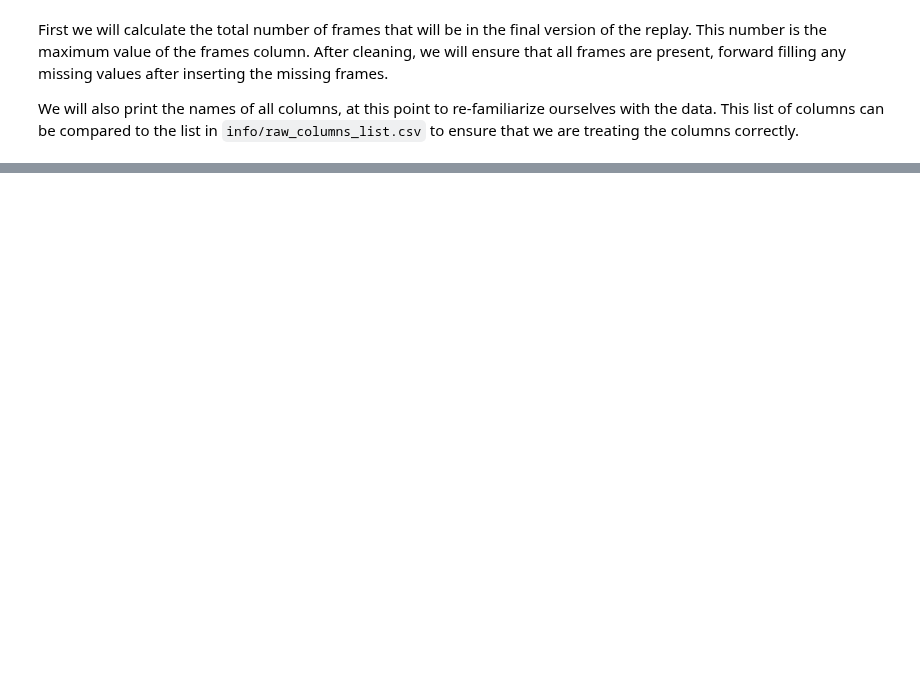
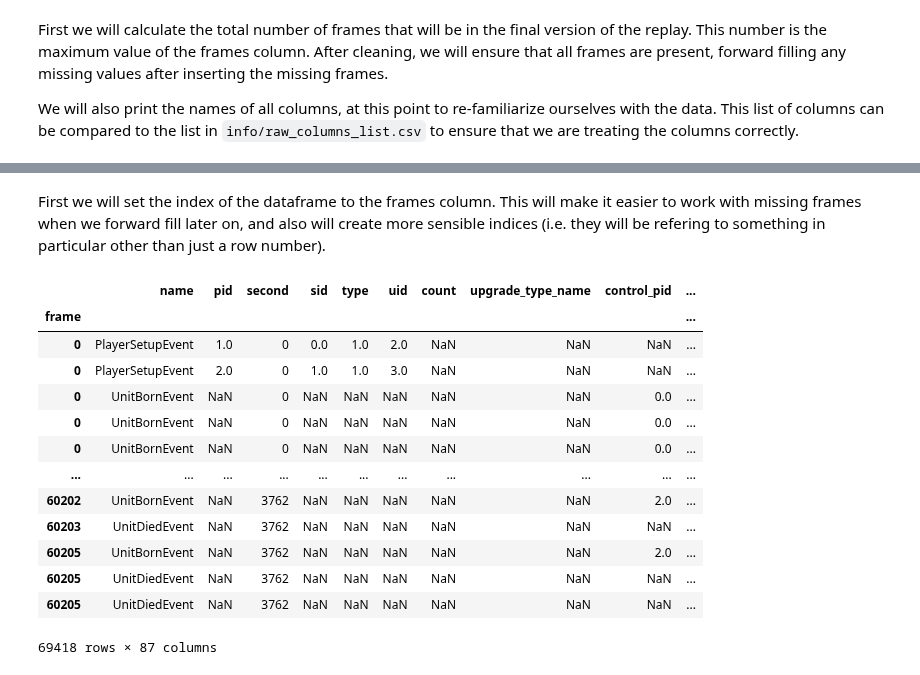
Before and after one commit to jared-a-lloyd/sc2-modeling, a Jupyter notebook: Notebook 1 - Data Collection.ipynb, the cells around one changed output, grey strips where cells are left out. Drawn from its saved outputs; the diff is of its cells as text; code cells hidden in the pictures; blank space fills up the shorter version.

```diff
--- a/Notebook 1 - Data Collection.ipynb
+++ b/Notebook 1 - Data Collection.ipynb
@@ -1686,0 +1837,9 @@ plt.show()
+# %%
+# get filename for the current replay from spawningtool_df
+filename = spawningtool_df.loc[
+    spawningtool_df['filehash'] == game_hash, 'filename'
+].values[0]
+
+# get the event data for this replay using process_events
+event_df = process_events.get_all_events(filename, return_data=True)
+event_df
@@ -1686,0 +1860,21 @@ plt.show()
+# %% [markdown]
+First we will set the index of the dataframe to the frames column. This will make it easier to work with missing frames when we forward fill later on, and also will create more sensible indices (i.e. they will be refering to something in particular other than just a row number).
+# %%
+# set index of event_df to frame
+event_df.set_index('frame', inplace=True)
+event_df
+# %% [output]
+|  | name | pid | second | sid | type | uid | count | upgrade_type_name | control_pid | ... |
+| frame |  |  |  |  |  |  |  |  |  | ... |
+| 0 | PlayerSetupEvent | 1.0 | 0 | 0.0 | 1.0 | 2.0 | NaN | NaN | NaN | ... |
+| 0 | PlayerSetupEvent | 2.0 | 0 | 1.0 | 1.0 | 3.0 | NaN | NaN | NaN | ... |
+| 0 | UnitBornEvent | NaN | 0 | NaN | NaN | NaN | NaN | NaN | 0.0 | ... |
+| 0 | UnitBornEvent | NaN | 0 | NaN | NaN | NaN | NaN | NaN | 0.0 | ... |
+| 0 | UnitBornEvent | NaN | 0 | NaN | NaN | NaN | NaN | NaN | 0.0 | ... |
+| ... | ... | ... | ... | ... | ... | ... | ... | ... | ... | ... |
+| 60202 | UnitBornEvent | NaN | 3762 | NaN | NaN | NaN | NaN | NaN | 2.0 | ... |
+| 60203 | UnitDiedEvent | NaN | 3762 | NaN | NaN | NaN | NaN | NaN | NaN | ... |
+| 60205 | UnitBornEvent | NaN | 3762 | NaN | NaN | NaN | NaN | NaN | 2.0 | ... |
+| 60205 | UnitDiedEvent | NaN | 3762 | NaN | NaN | NaN | NaN | NaN | NaN | ... |
+| 60205 | UnitDiedEvent | NaN | 3762 | NaN | NaN | NaN | NaN | NaN | NaN | ... |
+69418 rows × 87 columns
```
Also changed, not shown: parts of 64 cells of this notebook, 4 other files.
